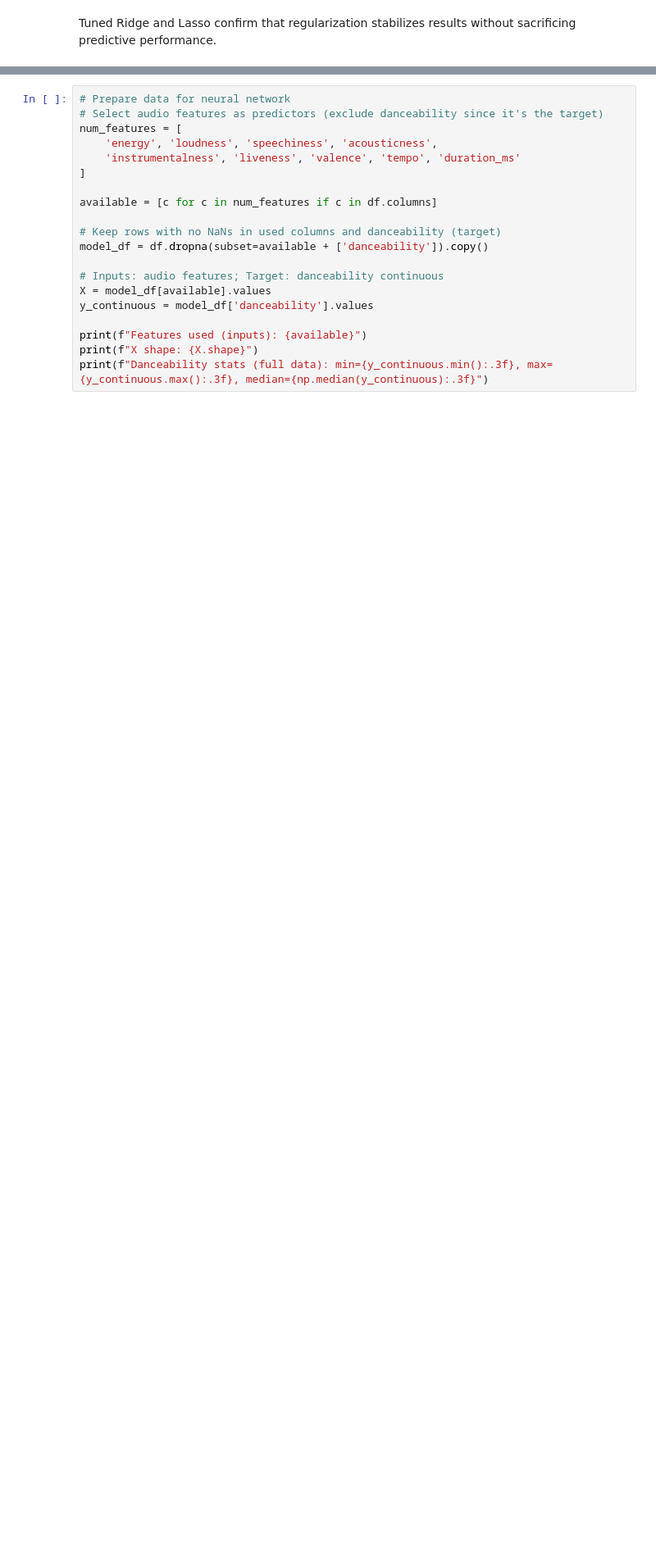
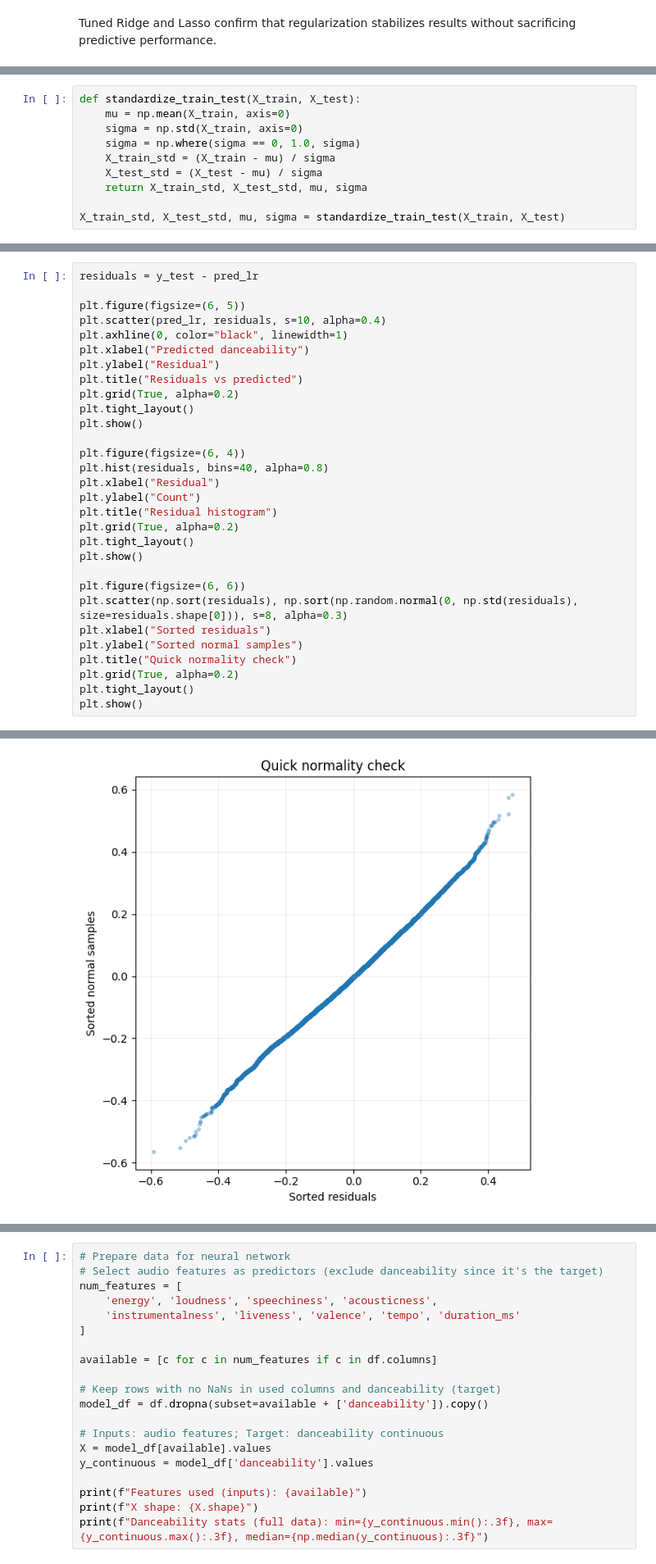
Before and after one commit to aryaninus123/spotify_project, a Jupyter notebook: CS_M148_Final_Project_Combined.ipynb, the cells around one changed output, grey strips where cells are left out. Shown at 82% size. Saved outputs shown, nothing was run; the diff lists cells and outputs as text; blank space fills up the shorter version.

Commit message:
New combined notebook: Checkin1 + Linear/Logistic + KNN/PCA + Neural Network

```diff
--- a/CS_M148_Final_Project_Combined.ipynb
+++ b/CS_M148_Final_Project_Combined.ipynb
@@ -1934,0 +1203,10 @@ Number of columns: 21
+# %%
+def standardize_train_test(X_train, X_test):
+    mu = np.mean(X_train, axis=0)
+    sigma = np.std(X_train, axis=0)
+    sigma = np.where(sigma == 0, 1.0, sigma)
+    X_train_std = (X_train - mu) / sigma
+    X_test_std = (X_test - mu) / sigma
+    return X_train_std, X_test_std, mu, sigma
+
+X_train_std, X_test_std, mu, sigma = standardize_train_test(X_train, X_test)
@@ -1934,0 +1351,31 @@ Number of columns: 21
+# %%
+residuals = y_test - pred_lr
+
+plt.figure(figsize=(6, 5))
+plt.scatter(pred_lr, residuals, s=10, alpha=0.4)
+plt.axhline(0, color="black", linewidth=1)
+plt.xlabel("Predicted danceability")
+plt.ylabel("Residual")
+plt.title("Residuals vs predicted")
+plt.grid(True, alpha=0.2)
+plt.tight_layout()
+plt.show()
+
+plt.figure(figsize=(6, 4))
+plt.hist(residuals, bins=40, alpha=0.8)
+plt.xlabel("Residual")
+plt.ylabel("Count")
+plt.title("Residual histogram")
+plt.grid(True, alpha=0.2)
+plt.tight_layout()
+plt.show()
+
+plt.figure(figsize=(6, 6))
+plt.scatter(np.sort(residuals), np.sort(np.random.normal(0, np.std(residuals), size=residuals.shape[0])), s=8, alpha=0.3)
+plt.xlabel("Sorted residuals")
+plt.ylabel("Sorted normal samples")
+plt.title("Quick normality check")
+plt.grid(True, alpha=0.2)
+plt.tight_layout()
+plt.show()
+# %% [output]
@@ -1934,0 +1384 @@ Number of columns: 21
+[figure, added]
```
Also changed, not shown: parts of 94 cells of this notebook, 2 other files.
